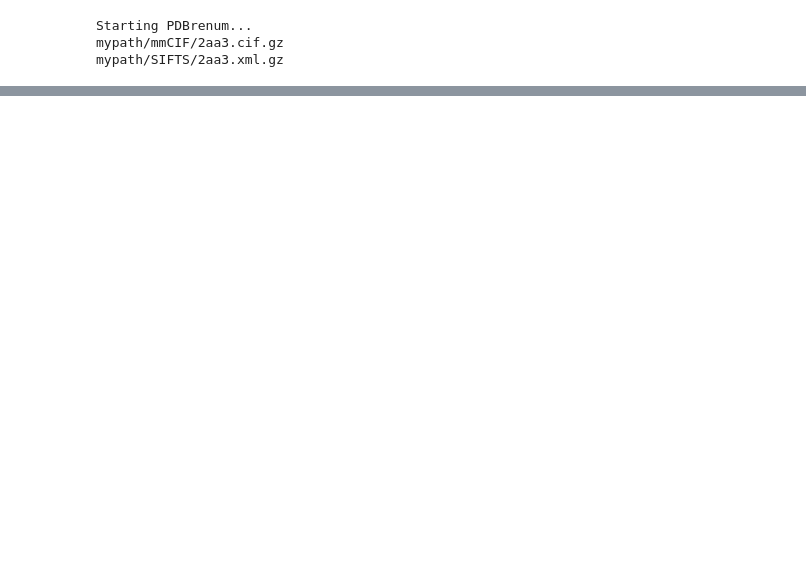
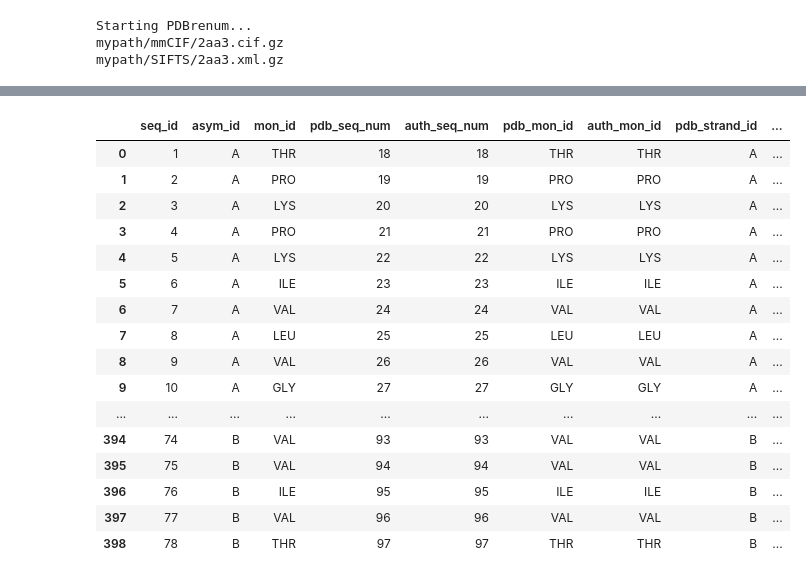
Before and after one commit to Faezov/PDBrenum, a Jupyter notebook: sifts_parser.ipynb, the cells around one changed output, grey strips where cells are left out. Drawn from its saved outputs; the diff is of its cells as text; code cells hidden in the pictures; blank space fills up the shorter version.

Commit message:
added nonpoly poly scheme parser plus column formation

```diff
--- a/sifts_parser.ipynb
+++ b/sifts_parser.ipynb
@@ -250,0 +506,20 @@ old
+# %%
+poly_seq_scheme_df
+# %% [output]
+|  | seq_id | asym_id | mon_id | pdb_seq_num | auth_seq_num | pdb_mon_id | auth_mon_id | pdb_strand_id | ... |
+| 0 | 1 | A | THR | 18 | 18 | THR | THR | A | ... |
+| 1 | 2 | A | PRO | 19 | 19 | PRO | PRO | A | ... |
+| 2 | 3 | A | LYS | 20 | 20 | LYS | LYS | A | ... |
+| 3 | 4 | A | PRO | 21 | 21 | PRO | PRO | A | ... |
+| 4 | 5 | A | LYS | 22 | 22 | LYS | LYS | A | ... |
+| 5 | 6 | A | ILE | 23 | 23 | ILE | ILE | A | ... |
+| 6 | 7 | A | VAL | 24 | 24 | VAL | VAL | A | ... |
+| 7 | 8 | A | LEU | 25 | 25 | LEU | LEU | A | ... |
+| 8 | 9 | A | VAL | 26 | 26 | VAL | VAL | A | ... |
+| 9 | 10 | A | GLY | 27 | 27 | GLY | GLY | A | ... |
+| ... | ... | ... | ... | ... | ... | ... | ... | ... | ... |
+| 394 | 74 | B | VAL | 93 | 93 | VAL | VAL | B | ... |
+| 395 | 75 | B | VAL | 94 | 94 | VAL | VAL | B | ... |
+| 396 | 76 | B | ILE | 95 | 95 | ILE | ILE | B | ... |
+| 397 | 77 | B | VAL | 96 | 96 | VAL | VAL | B | ... |
+| 398 | 78 | B | THR | 97 | 97 | THR | THR | B | ... |
```
Also changed, not shown: parts of 19 cells of this notebook, 2 other files.
